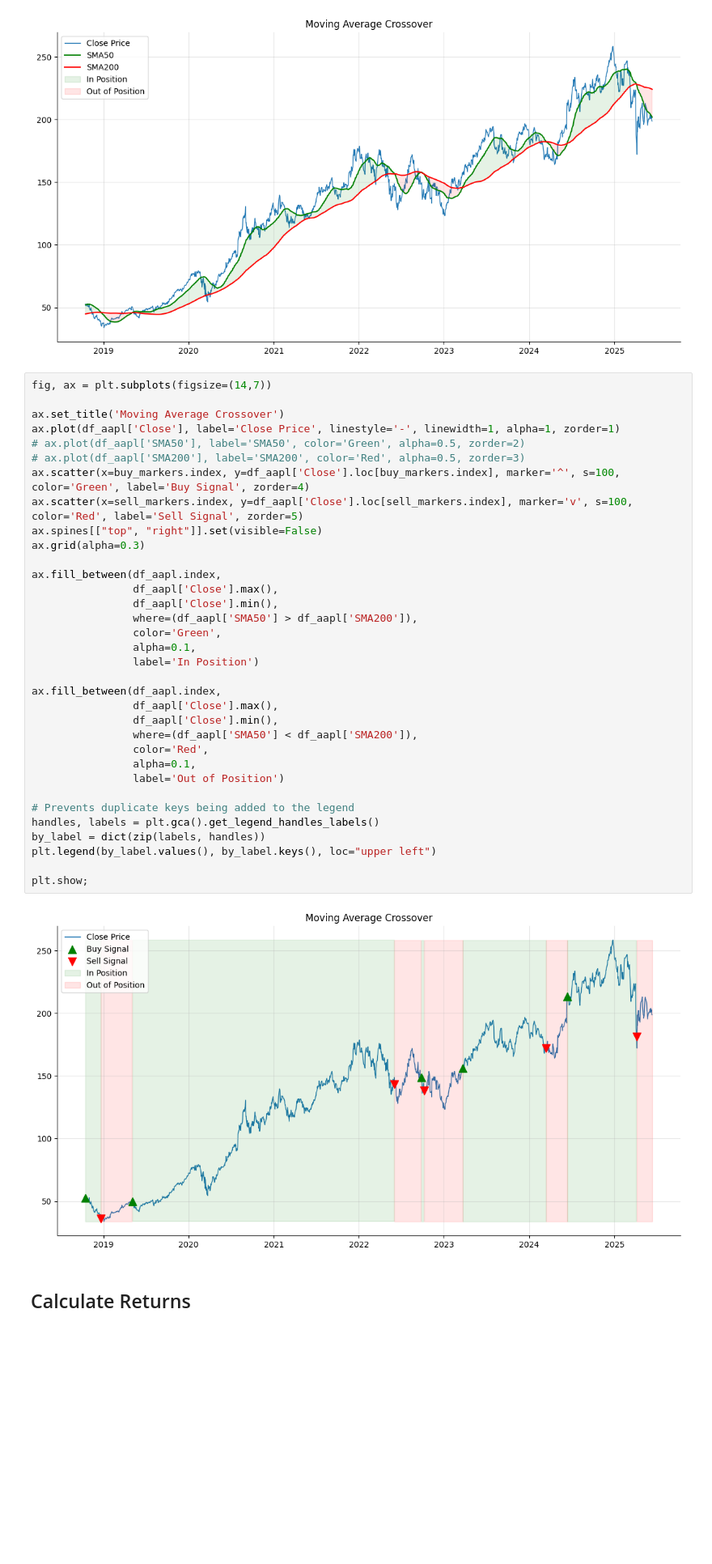
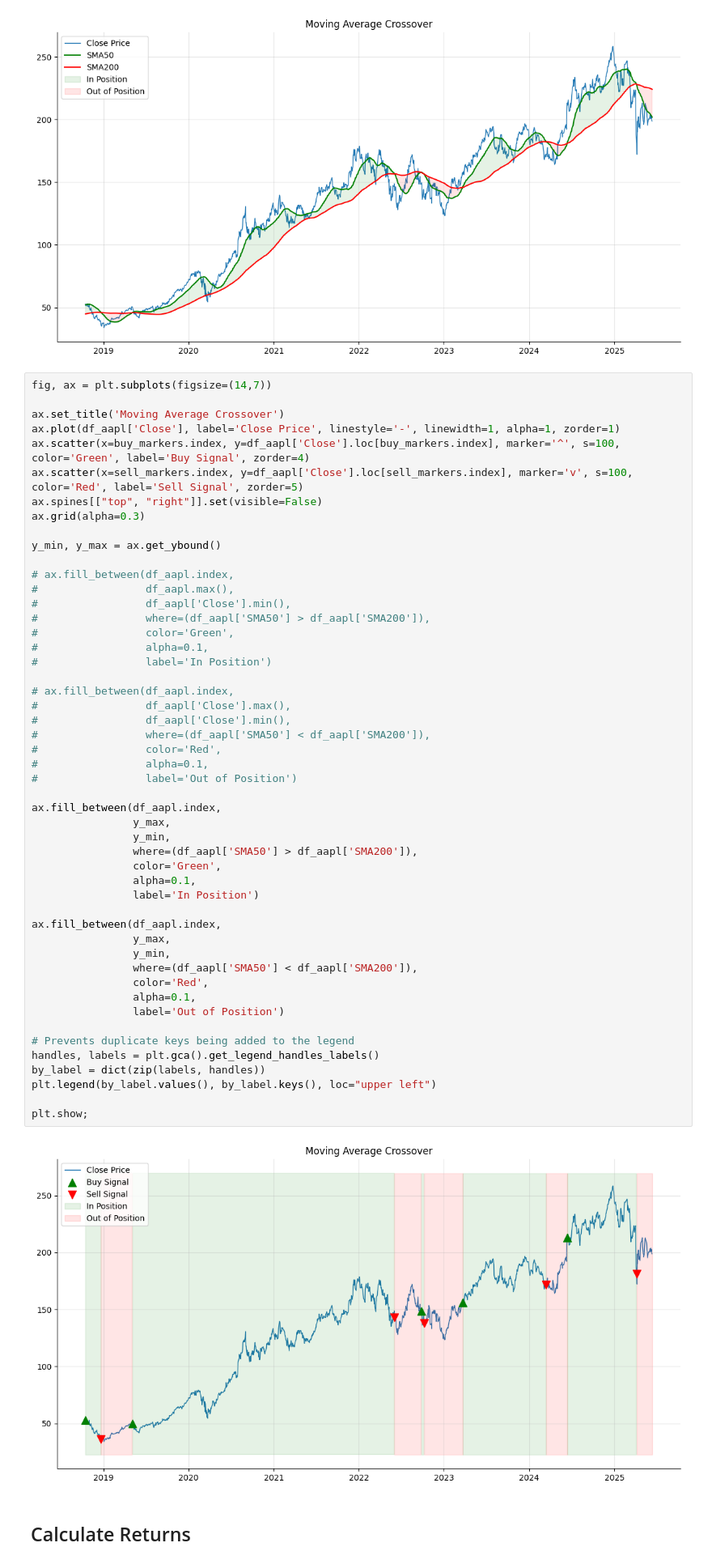
Before and after one commit to JamieW365/trading_algos, a Jupyter notebook: notebooks/moving_average_crossover.ipynb, the cells around one changed output. Shown at 81% size. Drawn from its saved outputs; the diff is of its cells as text; blank space fills up the shorter version.

Commit message:
update y bounds on signal shading plot

```diff
--- a/notebooks/moving_average_crossover.ipynb
+++ b/notebooks/moving_average_crossover.ipynb
@@ -124,39 +124,55 @@ plt.show;
 # %%
 fig, ax = plt.subplots(figsize=(14,7))
 
 ax.set_title('Moving Average Crossover')
 ax.plot(df_aapl['Close'], label='Close Price', linestyle='-', linewidth=1, alpha=1, zorder=1)
-# ax.plot(df_aapl['SMA50'], label='SMA50', color='Green', alpha=0.5, zorder=2)
-# ax.plot(df_aapl['SMA200'], label='SMA200', color='Red', alpha=0.5, zorder=3)
 ax.scatter(x=buy_markers.index, y=df_aapl['Close'].loc[buy_markers.index], marker='^', s=100, color='Green', label='Buy Signal', zorder=4)
 ax.scatter(x=sell_markers.index, y=df_aapl['Close'].loc[sell_markers.index], marker='v', s=100, color='Red', label='Sell Signal', zorder=5)
 ax.spines[["top", "right"]].set(visible=False)
 ax.grid(alpha=0.3)
 
+y_min, y_max = ax.get_ybound()
+
+# ax.fill_between(df_aapl.index,
+#                 df_aapl.max(),
+#                 df_aapl['Close'].min(),
+#                 where=(df_aapl['SMA50'] > df_aapl['SMA200']),
+#                 color='Green',
+#                 alpha=0.1,
+#                 label='In Position')
+
+# ax.fill_between(df_aapl.index,
+#                 df_aapl['Close'].max(),
+#                 df_aapl['Close'].min(),
+#                 where=(df_aapl['SMA50'] < df_aapl['SMA200']),
+#                 color='Red',
+#                 alpha=0.1,
+#                 label='Out of Position')
+
 ax.fill_between(df_aapl.index,
-                df_aapl['Close'].max(),
-                df_aapl['Close'].min(),
+                y_max,
+                y_min,
                 where=(df_aapl['SMA50'] > df_aapl['SMA200']),
                 color='Green',
                 alpha=0.1,
                 label='In Position')
 
 ax.fill_between(df_aapl.index,
-                df_aapl['Close'].max(),
-                df_aapl['Close'].min(),
+                y_max,
+                y_min,
                 where=(df_aapl['SMA50'] < df_aapl['SMA200']),
                 color='Red',
                 alpha=0.1,
                 label='Out of Position')
 
 # Prevents duplicate keys being added to the legend
 handles, labels = plt.gca().get_legend_handles_labels()
 by_label = dict(zip(labels, handles))
 plt.legend(by_label.values(), by_label.keys(), loc="upper left")
 
 plt.show;
 # %% [output]
-[figure, old version]
+[figure, new version]
 # %% [markdown]
 ## Calculate Returns
 # %%
```
